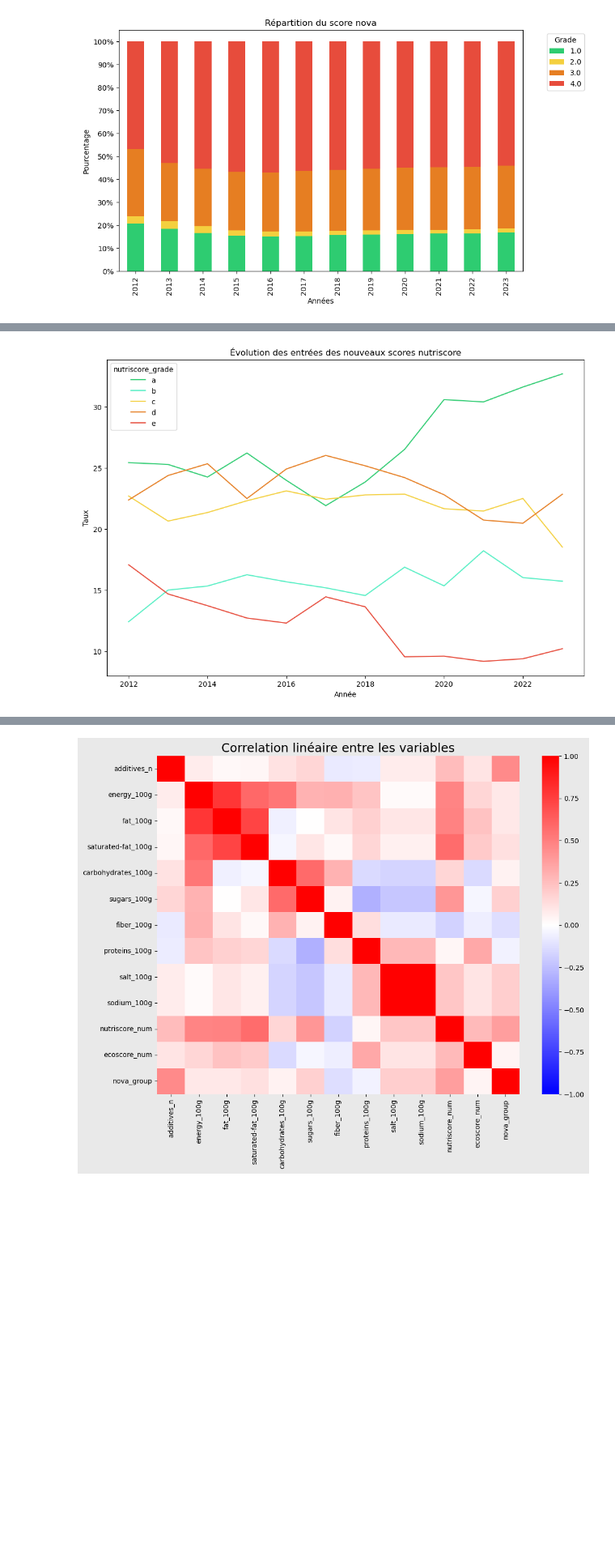
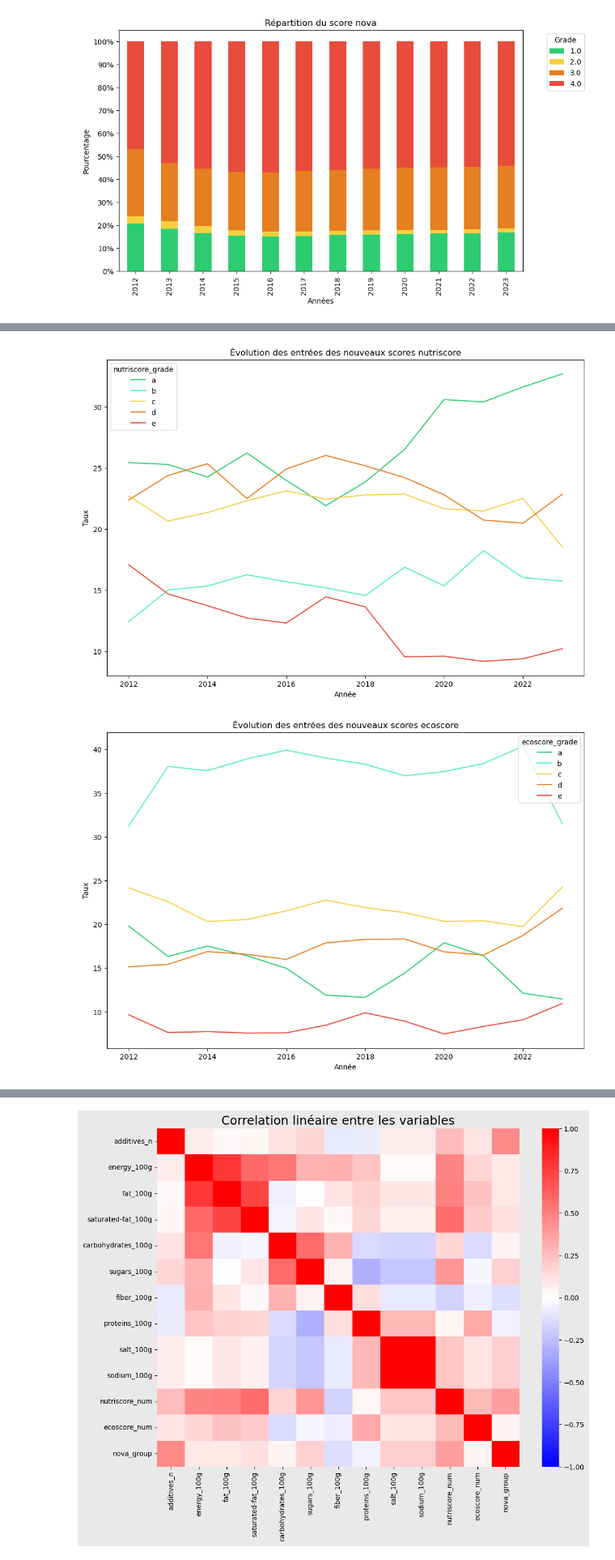
Before and after one commit to ashxivy/Projet-Python-pour-la-data-science, a Jupyter notebook: Le Nutri-Score permet il de bien consommer.ipynb, the cells around one changed output, grey strips where cells are left out. Shown at 81% size. Drawn from its saved outputs; the diff is of its cells as text; code cells hidden in the pictures; blank space fills up the shorter version.

```diff
--- a/Le Nutri-Score permet il de bien consommer.ipynb
+++ b/Le Nutri-Score permet il de bien consommer.ipynb
@@ -365,0 +411,4 @@ On a enlevé 2995072 observations et 177 variables
+# %%
+#On peut désormais charger cette base
+
+df_france = pd.read_csv("/home/onyxia/Projet-Python-pour-la-data-science/data/df_france.csv")
@@ -456,32 +615,35 @@ time_evolution("nova_group")
 # %%
-def evolution_time(score):
+def new_evolution_time(score):
     data_graph = df_france
 
     # Calcul du nombre d'occurrences (unique) par score et par année
     score_per_year = data_graph.groupby(by=[score, data_graph['created_datetime'].dt.year])['code'].nunique().reset_index()
 
     # Calcul du nombre d'occurrences (unique) total par année
     cum_per_year = data_graph.groupby(by=data_graph['created_datetime'].dt.year)['code'].nunique().reset_index()
 
     #Fusion
     score_per_year = pd.merge(score_per_year, cum_per_year, how="left", left_on="created_datetime", right_on="created_datetime")
     score_per_year = score_per_year.rename(columns={'created_datetime': 'year', 'code_x': 'nb_score', 'code_y': 'total_grade'})
     score_per_year['score_rate'] = (score_per_year['nb_score'] / score_per_year['total_grade']) * 100
 
     #Définition de la palette de couleur
     nutriscore_colors = {'a': '#2ecc71', 'b': '#55efc4', 'c': '#f4d03f', 'd': '#e67e22', 'e': '#e74c3c', '1.0': '#2ecc71', '2.0': '#f4d03f', '3.0': '#e67e22', '4.0': '#e74c3c'}
     colors = [nutriscore_colors.get(str(category), '#95a5a6') for category in score_per_year[score].value_counts().sort_index().index]
 
     fig = plt.figure(figsize=(12, 8))
     ax = sns.lineplot(x='year', y='score_rate', hue=score, data=score_per_year, palette = colors)
     plt.xlabel("Année")
     plt.ylabel("Taux")
 
     score_name = score.split("_")
     plt.title('Évolution des entrées des nouveaux scores ' + score_name[0])
 
     plt.show()
 
-evolution_time("nutriscore_grade")
+new_evolution_time("nutriscore_grade")
+new_evolution_time("ecoscore_grade")
+new_evolution_time("nova_group")
 # %% [output]
 [figure]
+[figure, added]
```
Also changed, not shown: parts of 49 cells of this notebook, 2 other files.
